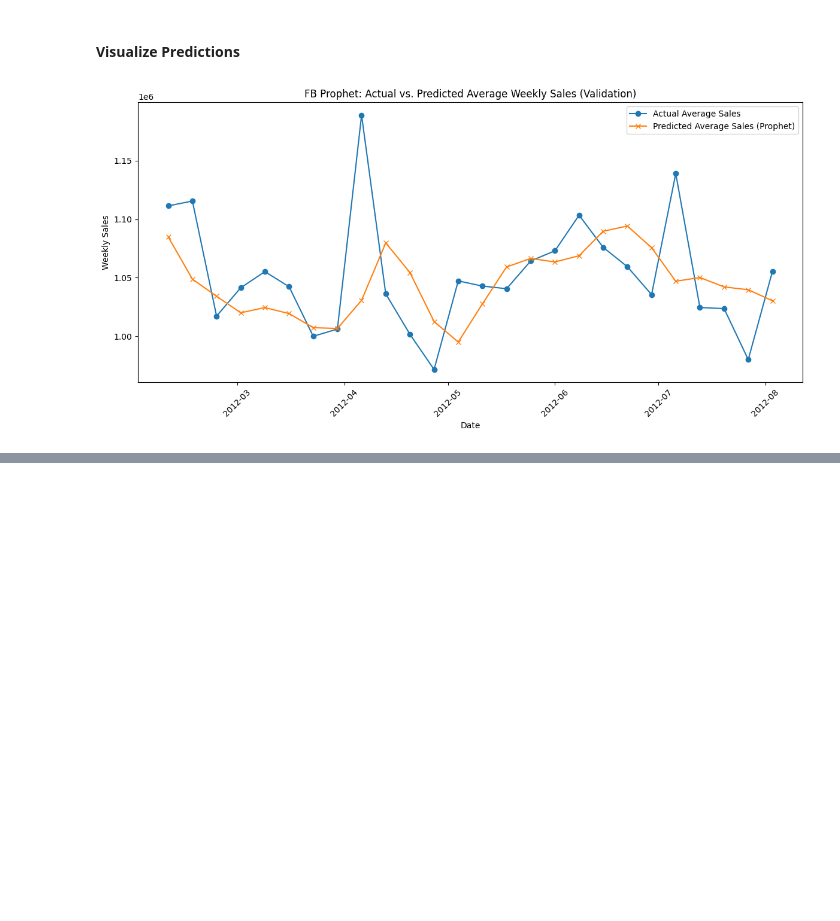
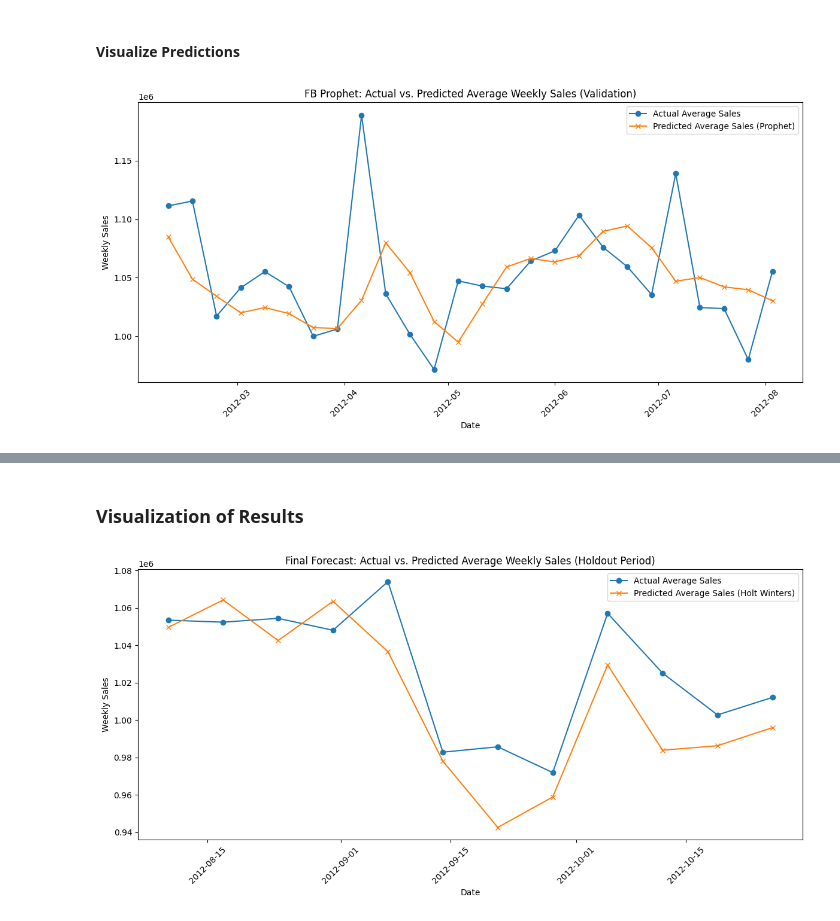
Before and after one commit to joshiaditya0511/walmart-sales-forecasting, a Jupyter notebook: Website/main/forecasting.ipynb, the cells around one changed output, grey strips where cells are left out. Cells and saved outputs as stored; diff of their text form; code cells hidden in the pictures; blank space fills up the shorter version.

Commit message:
Refined forecasting notebook

```diff
--- a/Website/main/forecasting.ipynb
+++ b/Website/main/forecasting.ipynb
@@ -1175,0 +1108,15 @@ plt.show()
+# %%
+all_mae = []
+for store in random_stores:
+    store_mae = results['SARIMA']['store_results'][store]['mae']
+    all_mae.append(store_mae)
+
+avg_mae = float(np.mean(all_mae))
+std_mae = float(np.std(all_mae))
+
+results['SARIMA']['aggregated_metrics'] = {
+    'avg_mae': avg_mae,
+    'std_mae': std_mae
+}
+
+pd.Series(all_mae).describe()
@@ -1175,0 +1173,15 @@ plt.show()
+# %%
+results = load_all_results()
+
+comparison = {
+    'index': ['count', 'mean', 'std', 'min', '25%', '50%', '75%', 'max'],
+}
+
+for model in results.keys():
+    all_mae = []
+    for store in results.get(model).get('store_results').keys():
+        store_mae = results[model]['store_results'][store]['mae']
+        all_mae.append(store_mae)
+    comparison[model] = pd.Series(all_mae).describe().to_list()
+
+comparison_df = pd.DataFrame(comparison).set_index('index')
@@ -1175,0 +1298,19 @@ plt.show()
+# %% [markdown]
+### Visualization of Results
+# %%
+sorted_dates = sorted(pred_by_date.keys())
+avg_pred = [np.mean(pred_by_date[dt]) for dt in sorted_dates]
+avg_actual = [np.mean(actual_by_date[dt]) for dt in sorted_dates]
+
+plt.figure(figsize=(12, 6))
+plt.plot(sorted_dates, avg_actual, marker='o', label='Actual Average Sales')
+plt.plot(sorted_dates, avg_pred, marker='x', label='Predicted Average Sales (Holt Winters)')
+plt.xlabel("Date")
+plt.ylabel("Weekly Sales")
+plt.title("Final Forecast: Actual vs. Predicted Average Weekly Sales (Holdout Period)")
+plt.legend()
+plt.xticks(rotation=45)
+plt.tight_layout()
+plt.show()
+# %% [output]
+[figure, added]
```
Also changed, not shown: parts of 59 cells of this notebook, 4 other files.
